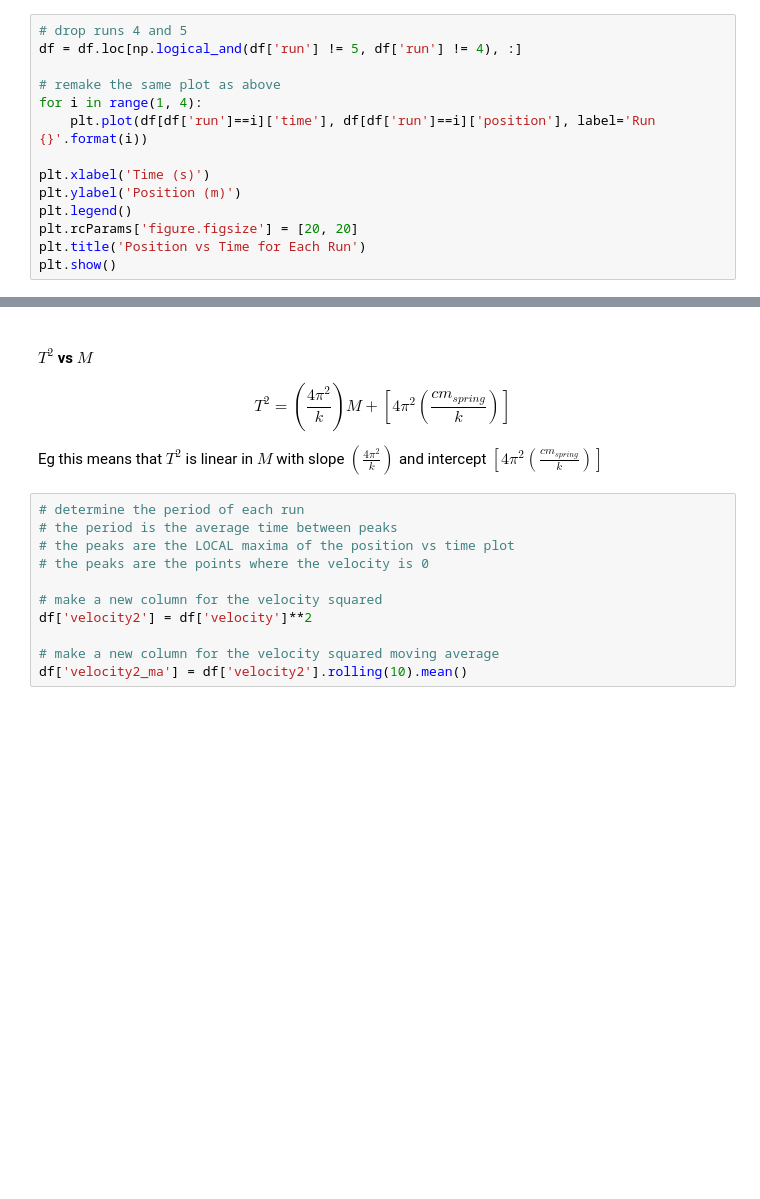
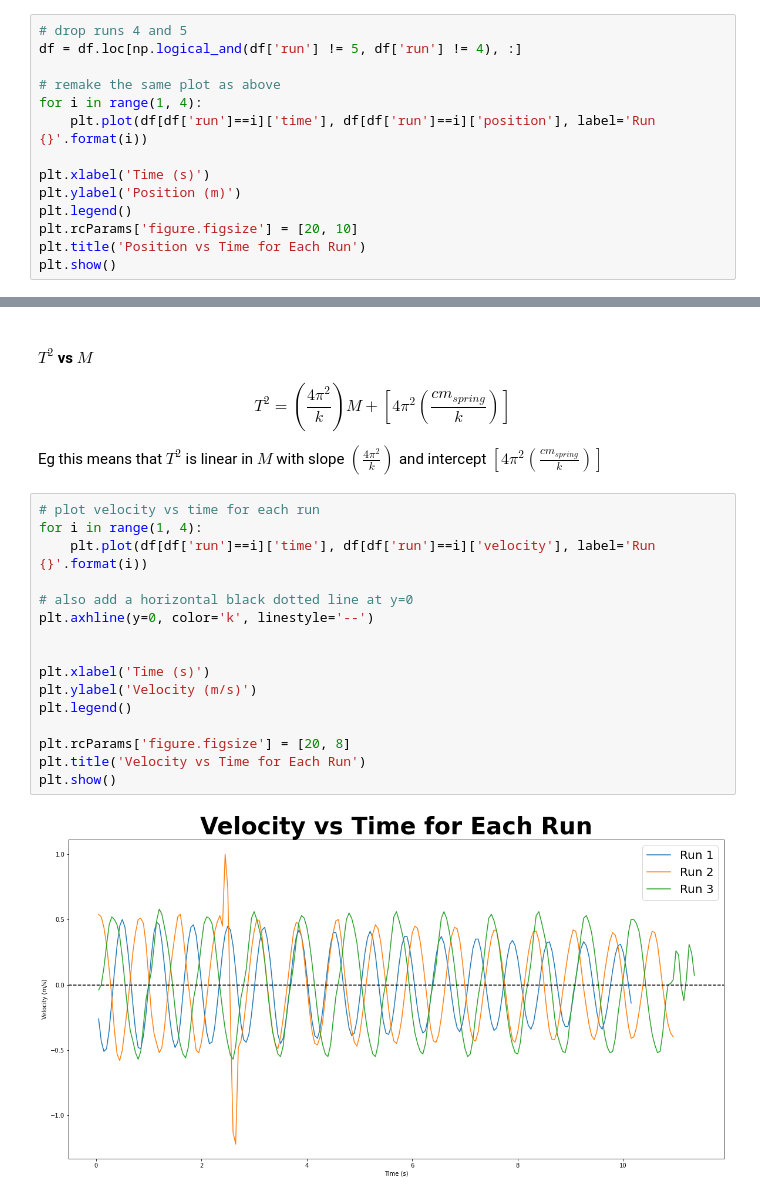
Before and after one commit to aaweaver-actuary/physics, a Jupyter notebook: S02 - Spring 2023/Labs/lab4.ipynb, the cells around one changed output, grey strips where cells are left out. Cells and saved outputs as stored; diff of their text form; blank space fills up the shorter version.

```diff
--- a/S02 - Spring 2023/Labs/lab4.ipynb
+++ b/S02 - Spring 2023/Labs/lab4.ipynb
@@ -65,7 +66,7 @@ for i in range(1, 4):
 plt.xlabel('Time (s)')
 plt.ylabel('Position (m)')
 plt.legend()
-plt.rcParams['figure.figsize'] = [20, 20]
+plt.rcParams['figure.figsize'] = [20, 10]
 plt.title('Position vs Time for Each Run')
 plt.show()
 # %% [output]
@@ -75,14 +76,21 @@ plt.show()
 $$ T^2 = \left( \frac{4\pi^2}{k} \right) M + \left[ 4 \pi^2 \left( \frac{cm_{spring}}{k} \right)  \right]$$
 
 Eg this means that $T^2$ is linear in $M$ with slope $\left( \frac{4\pi^2}{k} \right)$ and intercept $\left[ 4 \pi^2 \left( \frac{cm_{spring}}{k} \right)  \right]$
-# %%
-# determine the period of each run
-# the period is the average time between peaks
-# the peaks are the LOCAL maxima of the position vs time plot
-# the peaks are the points where the velocity is 0
-
-# make a new column for the velocity squared
-df['velocity2'] = df['velocity']**2
-
-# make a new column for the velocity squared moving average
-df['velocity2_ma'] = df['velocity2'].rolling(10).mean()
+# %%
+# plot velocity vs time for each run
+for i in range(1, 4):
+    plt.plot(df[df['run']==i]['time'], df[df['run']==i]['velocity'], label='Run {}'.format(i))
+
+# also add a horizontal black dotted line at y=0
+plt.axhline(y=0, color='k', linestyle='--')
+
+
+plt.xlabel('Time (s)')
+plt.ylabel('Velocity (m/s)')
+plt.legend()
+
+plt.rcParams['figure.figsize'] = [20, 8]
+plt.title('Velocity vs Time for Each Run')
+plt.show()
+# %% [output]
+[figure, added]
```
Also changed, not shown: parts of 10 cells of this notebook.
